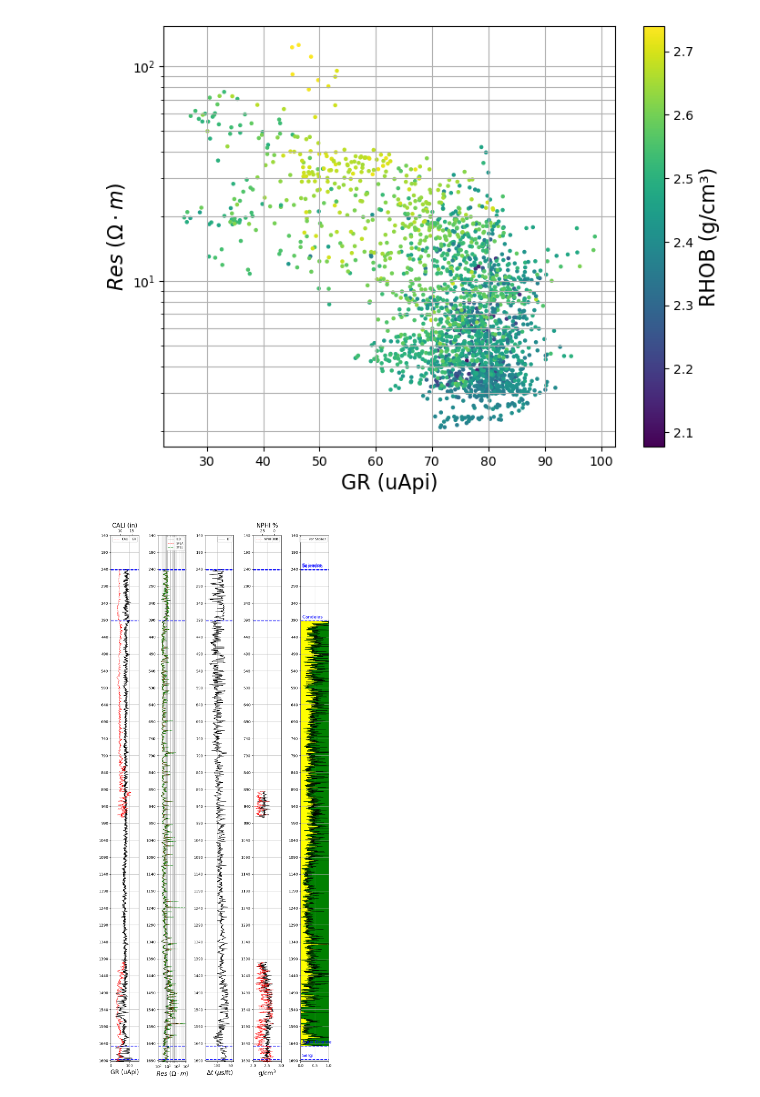
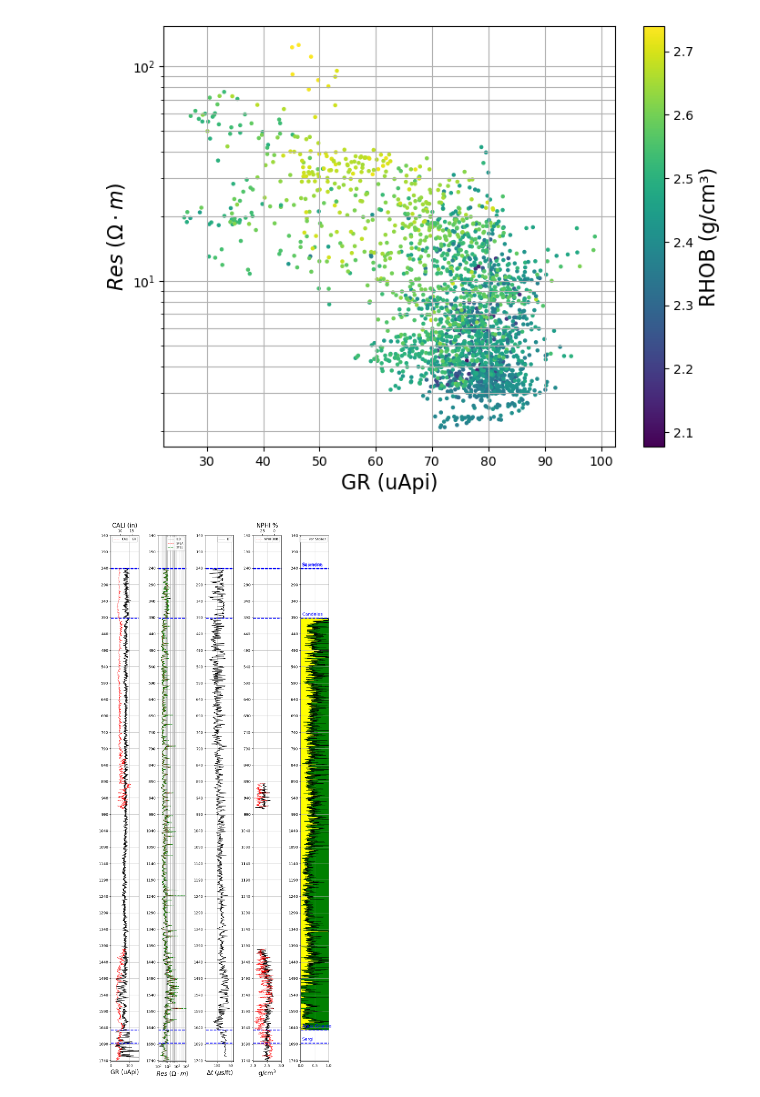
Before and after one commit to alexsandrocerqueira/Curso_UnB_IA, a Jupyter notebook: 001_Las_Dlis_files.ipynb, the cells around one changed output. Saved outputs shown, nothing was run; the diff lists cells and outputs as text; code cells hidden in the pictures.

```diff
--- a/001_Las_Dlis_files.ipynb
+++ b/001_Las_Dlis_files.ipynb
@@ -362,7 +362,7 @@ step = 50
 
 for ax in axes:
     ax.set_yticks(np.arange(y_lim[0], y_lim[1], step))
-    ax.set_ylim(y_lim[0], y_lim[1]-step)
+    ax.set_ylim(y_lim[0], y_lim[1])
     ax.invert_yaxis()
     ax.grid()
 
@@ -401,31 +401,31 @@ axes3 = axes[3].twiny()
 axes3.plot(df.NPHI,df.index,lw=0.8,color='red',ls='--',label='NPHI')
 axes3.set_xlabel('NPHI %',fontsize=16)
 axes3.set_xlim(45,-15)
 axes3.legend(loc='upper left',fontsize=8)
 
 axes[4].plot(df.Vsh_Steiber,df.index,lw=0.5,color='black',label='Vsh Steiber')
 axes[4].fill_betweenx(df.index, 0, df.Vsh_Steiber, color='yellow')
 axes[4].fill_betweenx(df.index, df.Vsh_Steiber, 1, color='green')
 axes[4].set_xlim(0,1)
 
 
 # Plotando as formações
 for formation in df['Formation'].unique():
     formation_data = df[df['Formation'] == formation]
     formation_min = formation_data.index.min()
 
     for ax in axes:
         ax.legend(fontsize=8)
         ax.axhline(formation_min, color='blue', lw=2, ls='--')
         #Adicionando o nome da Formaçõa imediatamente acima da linha só no último eixo
         if ax == axes[-1]:
             ax.text(ax.get_xlim()[0]+(ax.get_xlim()[1]-ax.get_xlim()[0])*0.05,
                     formation_min - 5,
                     formation,
                     color='blue',
                     fontsize=12,
                     verticalalignment='bottom')
 
 fig.tight_layout()
 # %% [output]
-[figure, old version]
+[figure, new version]
```
Also changed, not shown: parts of 1 cell of this notebook, 3 other files.
